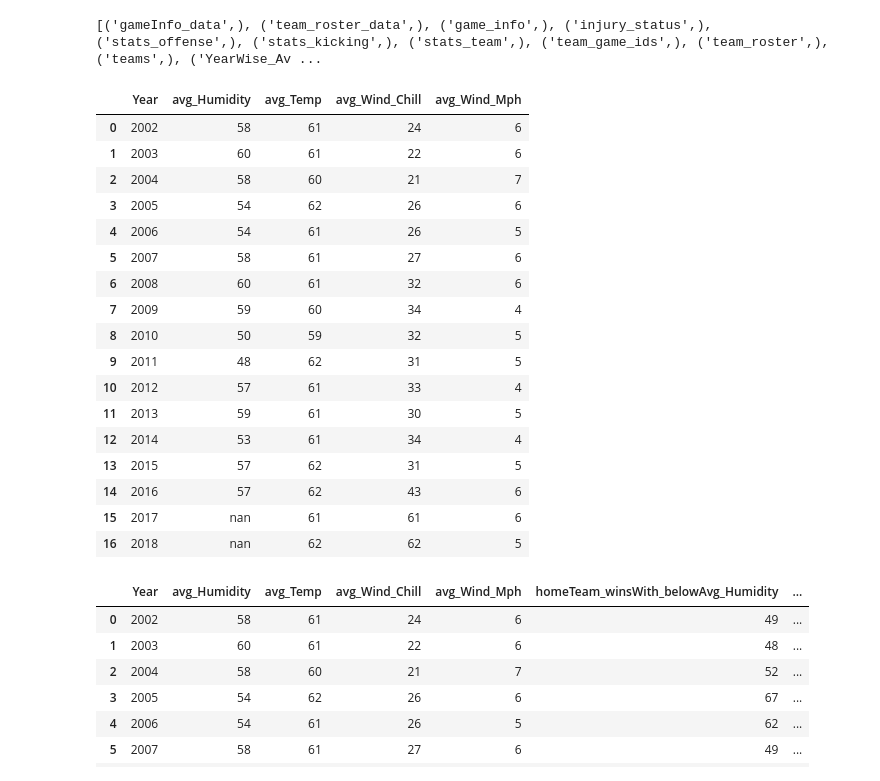
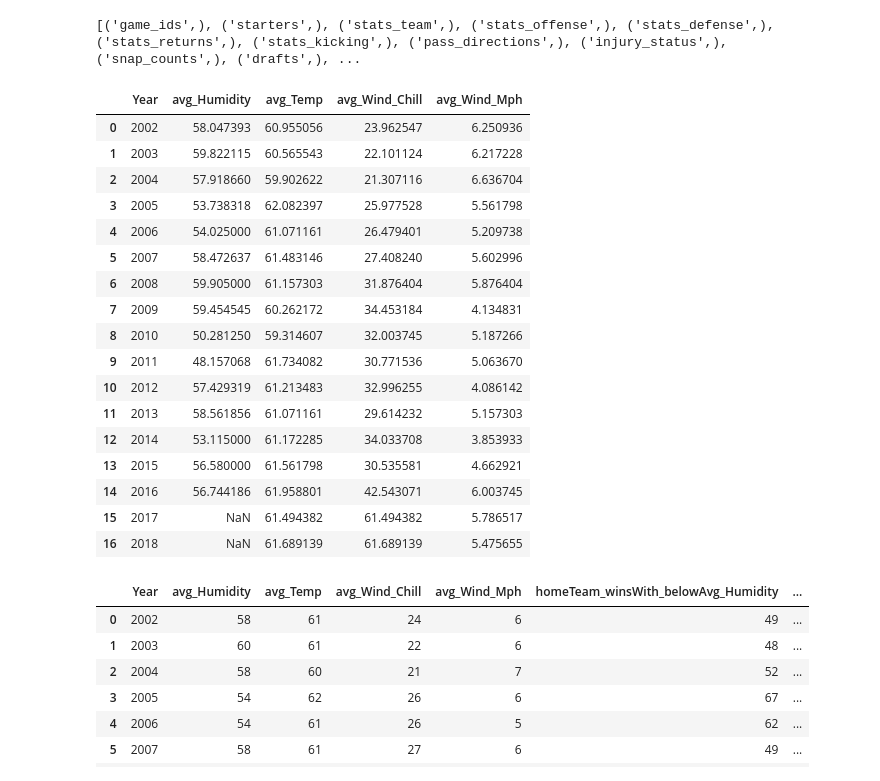
Before and after one commit to pankajmishra743/GameAnalysis, a Jupyter notebook: proj2.ipynb, the cells around one changed output. Saved outputs shown, nothing was run; the diff lists cells and outputs as text; code cells hidden in the pictures.

Commit message:
add game analysis code

```diff
--- a/proj2.ipynb
+++ b/proj2.ipynb
@@ -124,34 +51,34 @@ df.to_sql("teams", conn, if_exists="replace")
 #Check whether tables are inserted or not
 def sql_fetch(con):
 
-    cursorObj = conn.cursor()
+    cursorObj = con.cursor()
 
     cursorObj.execute('SELECT name from sqlite_master where type= "table"')
 
     print(cursorObj.fetchall())
 sql_fetch(con)
 # %% [output]
-[('gameInfo_data',), ('team_roster_data',), ('game_info',), ('injury_status',), ('stats_offense',), ('stats_kicking',), ('stats_team',), ('team_game_ids',), ('team_roster',), ('teams',), ('YearWise_Av ...
+[('game_ids',), ('starters',), ('stats_team',), ('stats_offense',), ('stats_defense',), ('stats_returns',), ('stats_kicking',), ('pass_directions',), ('injury_status',), ('snap_counts',), ('drafts',), ...
 # %%
 #Create a Dataframe having year wise details of average humidity,temp,wind chill, wind mph
-df_with_YearWise_AvgData = pd.read_sql_query("SELECT season as Year,avg(humidity) as avg_Humidity,avg(temp) as avg_Temp,avg(wind_chill) as avg_Wind_Chill,avg(wind_mph) as avg_Wind_Mph FROM 'game_info' group by season", conn)
+df_with_YearWise_AvgData = pd.read_sql_query("SELECT season as Year,avg(humidity) as avg_Humidity,avg(temp) as avg_Temp,avg(wind_chill) as avg_Wind_Chill,avg(wind_mph) as avg_Wind_Mph FROM 'game_info' group by season", con)
 df_with_YearWise_AvgData
 # %% [output]
 |  | Year | avg_Humidity | avg_Temp | avg_Wind_Chill | avg_Wind_Mph |
-| 0 | 2002 | 58 | 61 | 24 | 6 |
-| 1 | 2003 | 60 | 61 | 22 | 6 |
-| 2 | 2004 | 58 | 60 | 21 | 7 |
-| 3 | 2005 | 54 | 62 | 26 | 6 |
-| 4 | 2006 | 54 | 61 | 26 | 5 |
-| 5 | 2007 | 58 | 61 | 27 | 6 |
-| 6 | 2008 | 60 | 61 | 32 | 6 |
-| 7 | 2009 | 59 | 60 | 34 | 4 |
-| 8 | 2010 | 50 | 59 | 32 | 5 |
-| 9 | 2011 | 48 | 62 | 31 | 5 |
-| 10 | 2012 | 57 | 61 | 33 | 4 |
-| 11 | 2013 | 59 | 61 | 30 | 5 |
-| 12 | 2014 | 53 | 61 | 34 | 4 |
-| 13 | 2015 | 57 | 62 | 31 | 5 |
-| 14 | 2016 | 57 | 62 | 43 | 6 |
-| 15 | 2017 | nan | 61 | 61 | 6 |
-| 16 | 2018 | nan | 62 | 62 | 5 |
+| 0 | 2002 | 58.047393 | 60.955056 | 23.962547 | 6.250936 |
+| 1 | 2003 | 59.822115 | 60.565543 | 22.101124 | 6.217228 |
+| 2 | 2004 | 57.918660 | 59.902622 | 21.307116 | 6.636704 |
+| 3 | 2005 | 53.738318 | 62.082397 | 25.977528 | 5.561798 |
+| 4 | 2006 | 54.025000 | 61.071161 | 26.479401 | 5.209738 |
+| 5 | 2007 | 58.472637 | 61.483146 | 27.408240 | 5.602996 |
+| 6 | 2008 | 59.905000 | 61.157303 | 31.876404 | 5.876404 |
+| 7 | 2009 | 59.454545 | 60.262172 | 34.453184 | 4.134831 |
+| 8 | 2010 | 50.281250 | 59.314607 | 32.003745 | 5.187266 |
+| 9 | 2011 | 48.157068 | 61.734082 | 30.771536 | 5.063670 |
+| 10 | 2012 | 57.429319 | 61.213483 | 32.996255 | 4.086142 |
+| 11 | 2013 | 58.561856 | 61.071161 | 29.614232 | 5.157303 |
+| 12 | 2014 | 53.115000 | 61.172285 | 34.033708 | 3.853933 |
+| 13 | 2015 | 56.580000 | 61.561798 | 30.535581 | 4.662921 |
+| 14 | 2016 | 56.744186 | 61.958801 | 42.543071 | 6.003745 |
+| 15 | 2017 | NaN | 61.494382 | 61.494382 | 5.786517 |
+| 16 | 2018 | NaN | 61.689139 | 61.689139 | 5.475655 |
```
Also changed, not shown: parts of 14 cells of this notebook, 7 other files.
